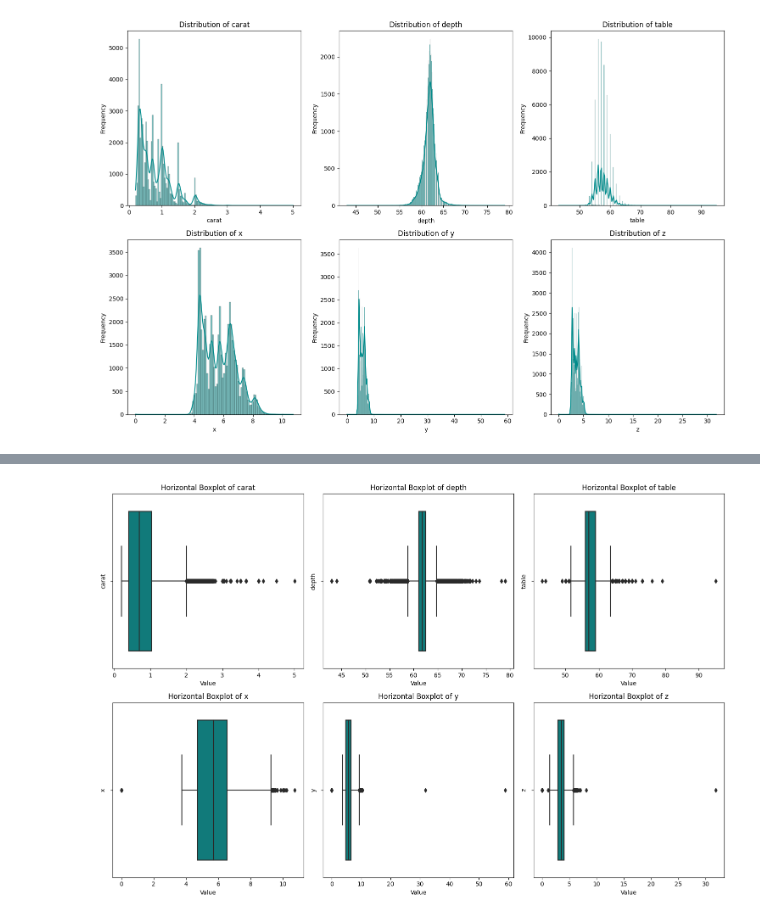
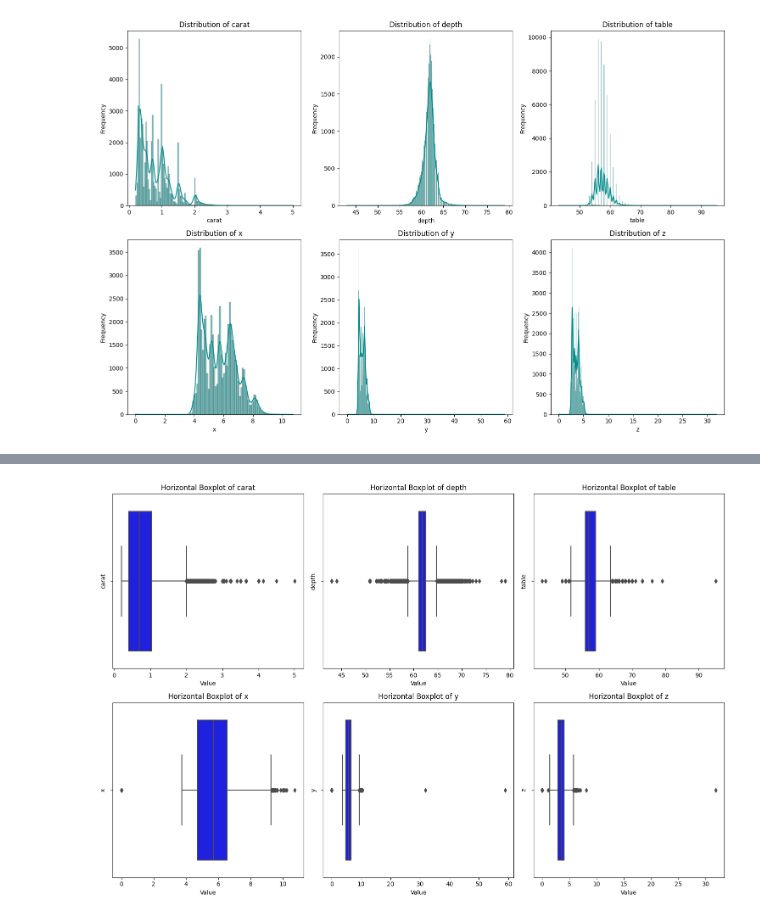
Before and after one commit to cisnux-seed/machine-learning-course, a Jupyter notebook: week_4/data_visualization.ipynb, the cells around one changed output, grey strips where cells are left out. Drawn from its saved outputs; the diff is of its cells as text; code cells hidden in the pictures.

```diff
--- a/week_4/data_visualization.ipynb
+++ b/week_4/data_visualization.ipynb
@@ -93,7 +138,7 @@ for feature in categorical_features:
 # %%
 for feature in categorical_features:
   plt.figure(figsize=(8, 6))
-  df[feature].value_counts().plot(kind='pie', autopct='%1.1f%%')
+  df[feature].value_counts().plot(kind='pie', autopct='%1.1f%%', colors=['skyblue', 'lightgreen', 'lightcoral', 'orange', 'lightblue'])
   plt.title(f'Pie Chart of {feature}', size=15)
   plt.ylabel('')
   plt.show()
@@ -144,13 +189,17 @@ plt.show()
 # %% [output]
 [figure]
 # %%
-@interact
-def plot_histogram(bin_width=(1, 20, 1)):
-  for feature in numerical_features:
+# Fungsi untuk menampilkan distribusi dengan interaktif bin width
+def plot_histogram(feature, bin_width):
     plt.figure(figsize=(8, 6))
-    plt.hist(df[feature],bins=np.arange(min(df[feature]), max(df[feature])))
-    plt.title(f'Histogram of {feature}', size=15)
+    bins = np.arange(min(df[feature]), max(df[feature]) + bin_width, bin_width)
+    sns.histplot(df[feature], bins=bins, kde=True, color='darkcyan')
+    plt.title(f'Distribution of {feature}', size=15)
     plt.xlabel(feature, size=12)
     plt.ylabel('Frequency', size=12)
     plt.show()
+
+# Menampilkan slider interaktif untuk setiap fitur numerik
+for feature in numerical_features:
+    interact(plot_histogram, feature=widgets.fixed(feature), bin_width=(0.1, 1, 0.1))
 # %% [output]
@@ -158,13 +212,13 @@ interactive(children=(IntSlider(value=10, description='bin_width', max=20, min=1
 # %%
 fig, axes = plt.subplots(2, 3, figsize=(15, 10))
 for i, feature in enumerate(numerical_features):
-    sns.boxplot(data=df, x=feature, color='darkcyan', orient='h', ax=axes[i//3, i%3])
+    sns.boxplot(data=df, x=feature, color='blue', orient='h', ax=axes[i//3, i%3])
     axes[i//3, i%3].set_title(f'Horizontal Boxplot of {feature}', size=12)
     axes[i//3, i%3].set_xlabel('Value', size=10)
     axes[i//3, i%3].set_ylabel(feature, size=10)
 
 # Menyesuaikan tata letak
 plt.tight_layout()
 plt.show()
 # %% [output]
-[figure, old version]
+[figure, new version]
```
Also changed, not shown: parts of 5 cells of this notebook.
